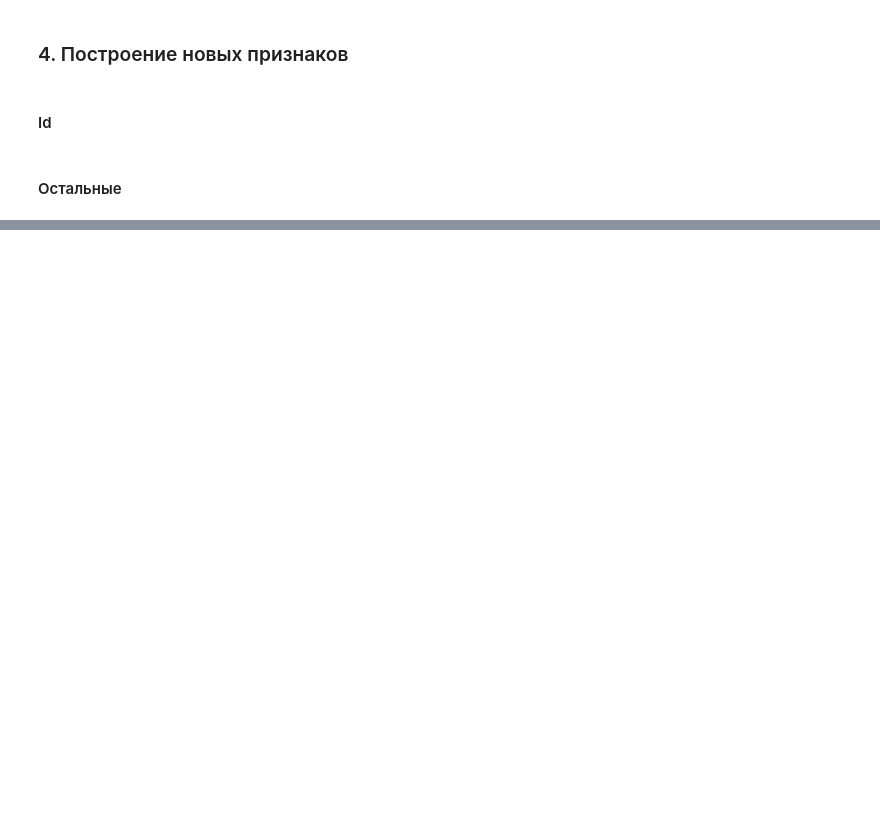
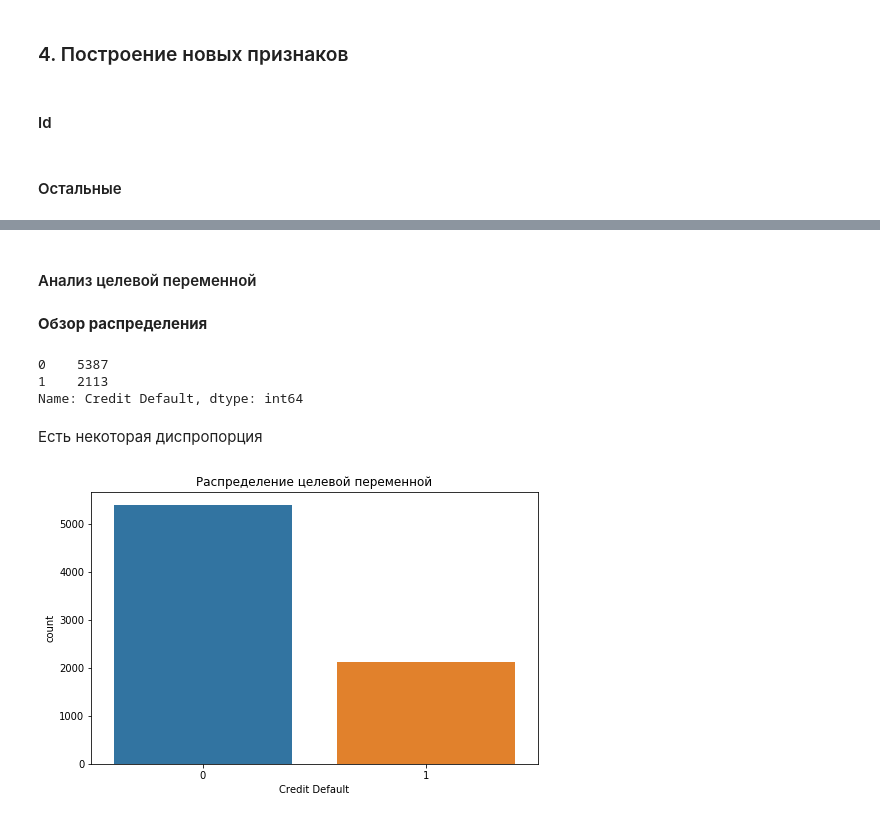
Before and after one commit to superbe/PythonLibrariesForDataScience2, a Jupyter notebook: Course project.ipynb, the cells around one changed output, grey strips where cells are left out. Saved outputs shown, nothing was run; the diff lists cells and outputs as text; code cells hidden in the pictures; blank space fills up the shorter version.

```diff
--- a/Course project.ipynb
+++ b/Course project.ipynb
@@ -358,0 +377,24 @@ for cat_colname in df_test.select_dtypes(include='object').columns[1:]:
+# %%
+df_base = pd.read_csv(TRAIN_DATASET_PATH)
+TARGET_NAME = 'Credit Default'
+BASE_FEATURE_NAMES = df_base.columns.drop(TARGET_NAME).tolist()
+NEW_FEATURE_NAMES = df_train.columns.drop([TARGET_NAME] + BASE_FEATURE_NAMES)
+# %% [markdown]
+#### Анализ целевой переменной
+# %% [markdown]
+__Обзор распределения__
+# %%
+df_train[TARGET_NAME].value_counts()
+# %% [output]
+0    5387
+1    2113
+Name: Credit Default, dtype: int64
+# %% [markdown]
+Есть некоторая диспропорция
+# %%
+plt.figure(figsize=(8, 5))
+sns.countplot(x=TARGET_NAME, data=df_train)
+plt.title('Распределение целевой переменной')
+plt.show()
+# %% [output]
+[figure, added]
```
Also changed, not shown: parts of 12 cells of this notebook.
